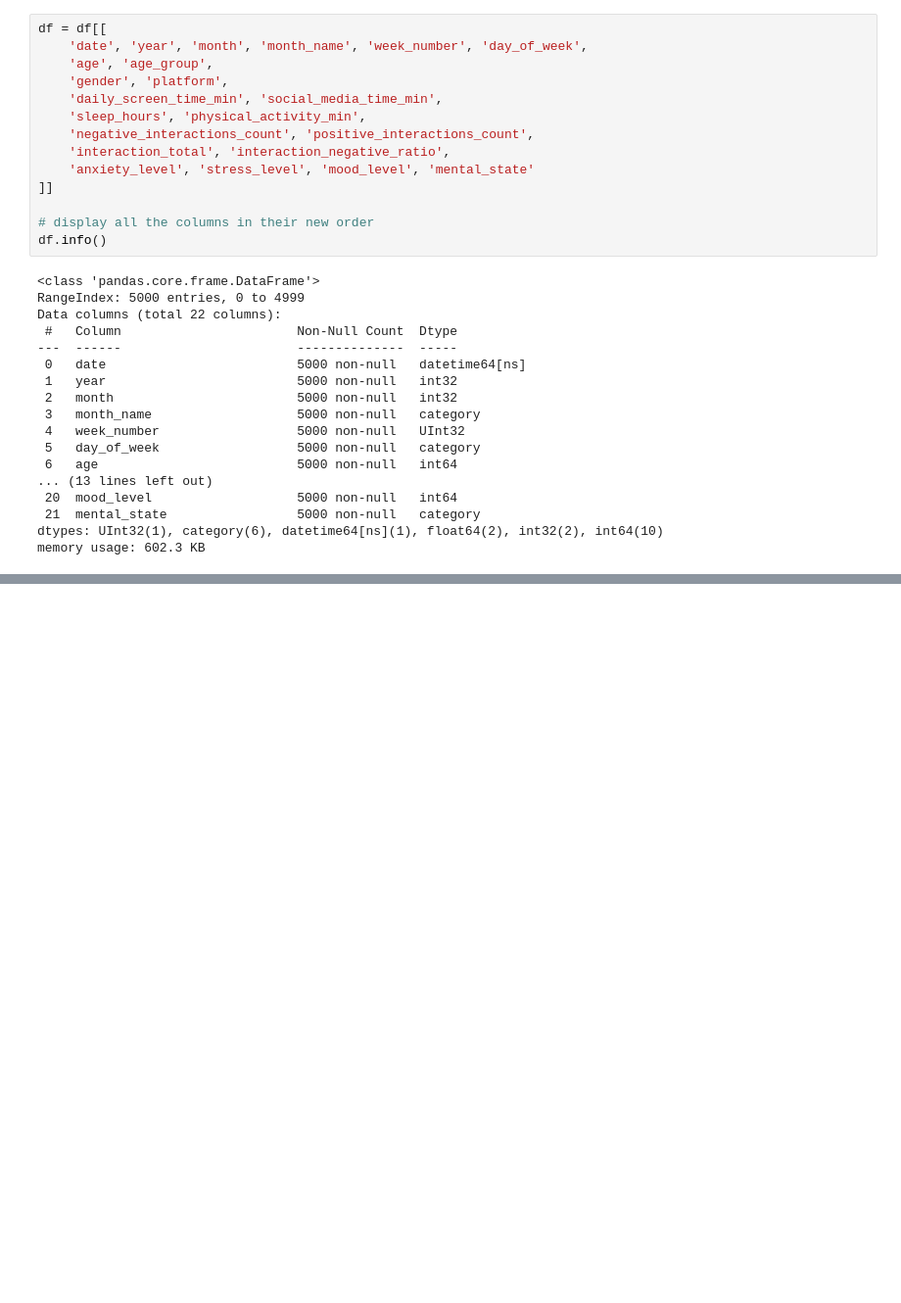
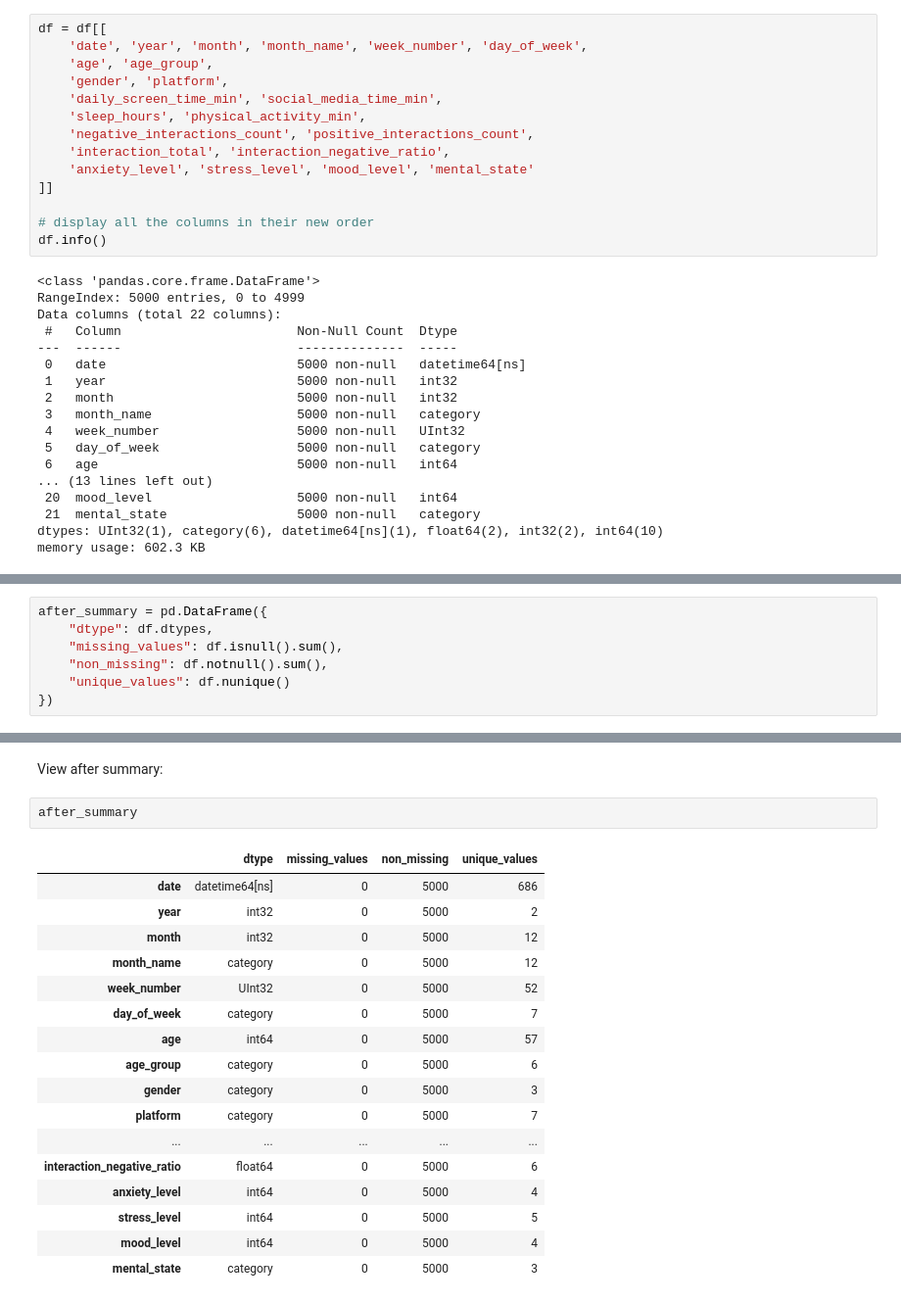
Before and after one commit to petedanielsmith/social-media-effect-on-mental-health, a Jupyter notebook: jupyter_notebooks/01_dataload_clean_and_look_at_distributions.ipynb, the cells around one changed output, grey strips where cells are left out. Shown: that part at 98% size. Drawn from its saved outputs; the diff is of its cells as text; blank space fills up the shorter version.

Commit message:
Add before and after summary compare to NB01 (#19)

```diff
--- a/jupyter_notebooks/01_dataload_clean_and_look_at_distributions.ipynb
+++ b/jupyter_notebooks/01_dataload_clean_and_look_at_distributions.ipynb
@@ -751,0 +766,7 @@ memory usage: 602.3 KB
+# %%
+after_summary = pd.DataFrame({
+    "dtype": df.dtypes,
+    "missing_values": df.isnull().sum(),
+    "non_missing": df.notnull().sum(),
+    "unique_values": df.nunique()
+})
@@ -751,0 +794,22 @@ memory usage: 602.3 KB
+# %% [markdown]
+View after summary:
+# %%
+after_summary
+# %% [output]
+|  | dtype | missing_values | non_missing | unique_values |
+| date | datetime64[ns] | 0 | 5000 | 686 |
+| year | int32 | 0 | 5000 | 2 |
+| month | int32 | 0 | 5000 | 12 |
+| month_name | category | 0 | 5000 | 12 |
+| week_number | UInt32 | 0 | 5000 | 52 |
+| day_of_week | category | 0 | 5000 | 7 |
+| age | int64 | 0 | 5000 | 57 |
+| age_group | category | 0 | 5000 | 6 |
+| gender | category | 0 | 5000 | 3 |
+| platform | category | 0 | 5000 | 7 |
+| ... | ... | ... | ... | ... |
+| interaction_negative_ratio | float64 | 0 | 5000 | 6 |
+| anxiety_level | int64 | 0 | 5000 | 4 |
+| stress_level | int64 | 0 | 5000 | 5 |
+| mood_level | int64 | 0 | 5000 | 4 |
+| mental_state | category | 0 | 5000 | 3 |
```
Also changed, not shown: parts of 6 cells of this notebook.
